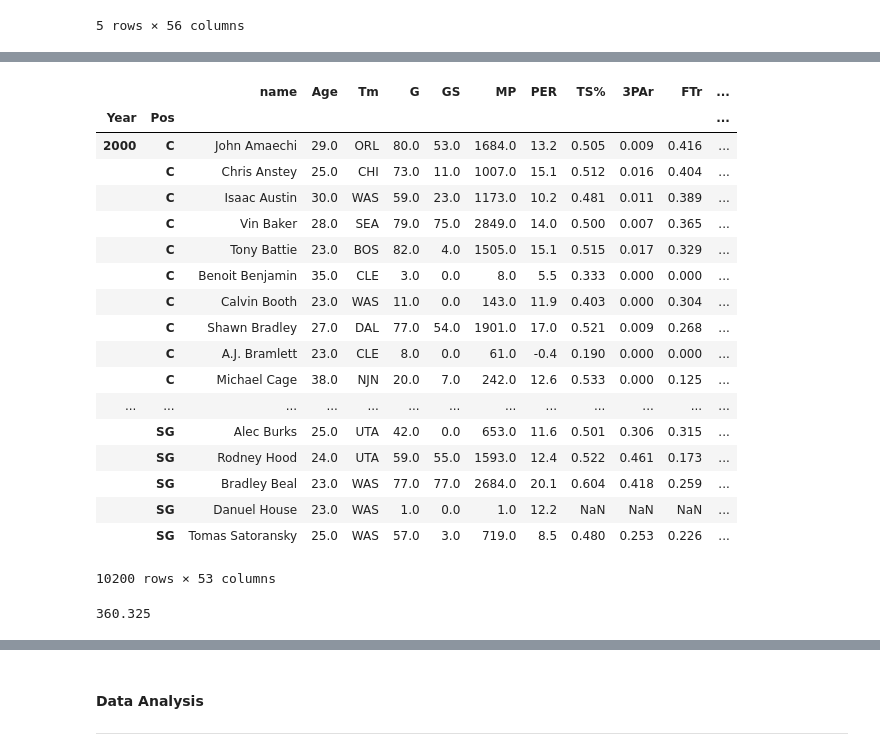
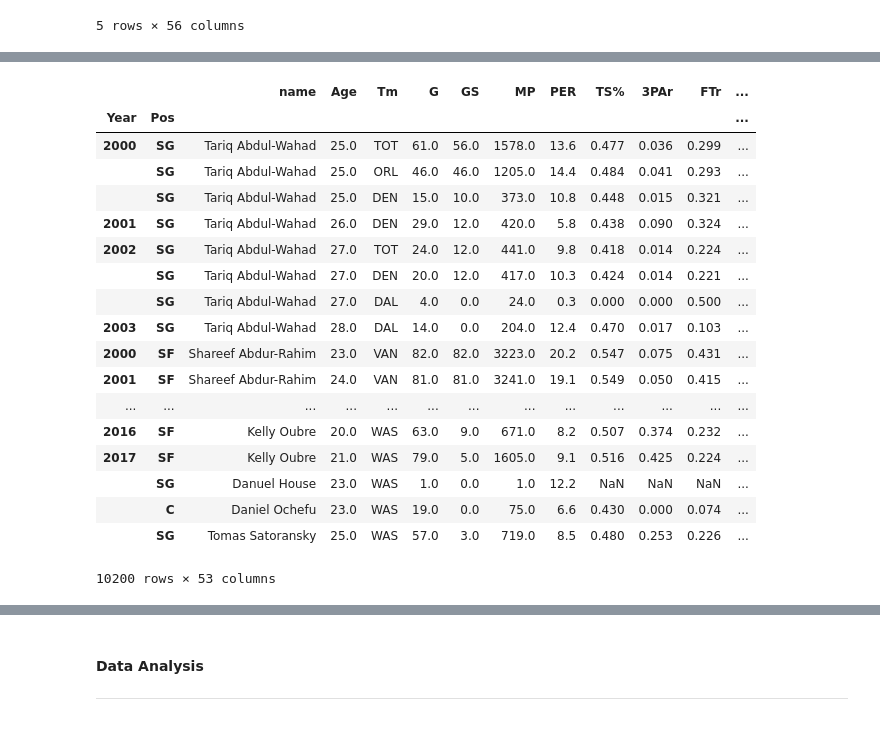
Before and after one commit to logan7734/Project1_repo, a Jupyter notebook: Project Code(Ovais).ipynb, the cells around one changed output, grey strips where cells are left out. Saved outputs shown, nothing was run; the diff lists cells and outputs as text; code cells hidden in the pictures.

```diff
--- a/Project Code(Ovais).ipynb
+++ b/Project Code(Ovais).ipynb
@@ -93,33 +101,25 @@ complete_df.head()
-# %%
-#Set Multi-Index: 'Year' and 'Pos'
-complete_df.set_index(['Year', 'Pos'],inplace=True)
-# %%
-#sort the index
-complete_df.sort_index(inplace=True)
-complete_df
-# %% [output]
-|  |  | name | Age | Tm | G | GS | MP | PER | TS% | 3PAr | FTr | ... |
-| Year | Pos |  |  |  |  |  |  |  |  |  |  | ... |
-| 2000 | C | John Amaechi | 29.0 | ORL | 80.0 | 53.0 | 1684.0 | 13.2 | 0.505 | 0.009 | 0.416 | ... |
-|  | C | Chris Anstey | 25.0 | CHI | 73.0 | 11.0 | 1007.0 | 15.1 | 0.512 | 0.016 | 0.404 | ... |
-|  | C | Isaac Austin | 30.0 | WAS | 59.0 | 23.0 | 1173.0 | 10.2 | 0.481 | 0.011 | 0.389 | ... |
-|  | C | Vin Baker | 28.0 | SEA | 79.0 | 75.0 | 2849.0 | 14.0 | 0.500 | 0.007 | 0.365 | ... |
-|  | C | Tony Battie | 23.0 | BOS | 82.0 | 4.0 | 1505.0 | 15.1 | 0.515 | 0.017 | 0.329 | ... |
-|  | C | Benoit Benjamin | 35.0 | CLE | 3.0 | 0.0 | 8.0 | 5.5 | 0.333 | 0.000 | 0.000 | ... |
-|  | C | Calvin Booth | 23.0 | WAS | 11.0 | 0.0 | 143.0 | 11.9 | 0.403 | 0.000 | 0.304 | ... |
-|  | C | Shawn Bradley | 27.0 | DAL | 77.0 | 54.0 | 1901.0 | 17.0 | 0.521 | 0.009 | 0.268 | ... |
-|  | C | A.J. Bramlett | 23.0 | CLE | 8.0 | 0.0 | 61.0 | -0.4 | 0.190 | 0.000 | 0.000 | ... |
-|  | C | Michael Cage | 38.0 | NJN | 20.0 | 7.0 | 242.0 | 12.6 | 0.533 | 0.000 | 0.125 | ... |
-| ... | ... | ... | ... | ... | ... | ... | ... | ... | ... | ... | ... | ... |
-|  | SG | Alec Burks | 25.0 | UTA | 42.0 | 0.0 | 653.0 | 11.6 | 0.501 | 0.306 | 0.315 | ... |
-|  | SG | Rodney Hood | 24.0 | UTA | 59.0 | 55.0 | 1593.0 | 12.4 | 0.522 | 0.461 | 0.173 | ... |
-|  | SG | Bradley Beal | 23.0 | WAS | 77.0 | 77.0 | 2684.0 | 20.1 | 0.604 | 0.418 | 0.259 | ... |
-|  | SG | Danuel House | 23.0 | WAS | 1.0 | 0.0 | 1.0 | 12.2 | NaN | NaN | NaN | ... |
-|  | SG | Tomas Satoransky | 25.0 | WAS | 57.0 | 3.0 | 719.0 | 8.5 | 0.480 | 0.253 | 0.226 | ... |
-10200 rows × 53 columns
-# %%
-#Experiment with the modified DataFrame: complete_df, remember to access values via tuple methodology
-complete_df.loc[(2000,"C")].PTS.mean()
-# %% [output]
-360.325
+# %%
+#set multi-index by year and name: year_name_df
+year_pos_df = complete_df.set_index(['Year','Pos'])
+year_pos_df
+# %% [output]
+|  |  | name | Age | Tm | G | GS | MP | PER | TS% | 3PAr | FTr | ... |
+| Year | Pos |  |  |  |  |  |  |  |  |  |  | ... |
+| 2000 | SG | Tariq Abdul-Wahad | 25.0 | TOT | 61.0 | 56.0 | 1578.0 | 13.6 | 0.477 | 0.036 | 0.299 | ... |
+|  | SG | Tariq Abdul-Wahad | 25.0 | ORL | 46.0 | 46.0 | 1205.0 | 14.4 | 0.484 | 0.041 | 0.293 | ... |
+|  | SG | Tariq Abdul-Wahad | 25.0 | DEN | 15.0 | 10.0 | 373.0 | 10.8 | 0.448 | 0.015 | 0.321 | ... |
+| 2001 | SG | Tariq Abdul-Wahad | 26.0 | DEN | 29.0 | 12.0 | 420.0 | 5.8 | 0.438 | 0.090 | 0.324 | ... |
+| 2002 | SG | Tariq Abdul-Wahad | 27.0 | TOT | 24.0 | 12.0 | 441.0 | 9.8 | 0.418 | 0.014 | 0.224 | ... |
+|  | SG | Tariq Abdul-Wahad | 27.0 | DEN | 20.0 | 12.0 | 417.0 | 10.3 | 0.424 | 0.014 | 0.221 | ... |
+|  | SG | Tariq Abdul-Wahad | 27.0 | DAL | 4.0 | 0.0 | 24.0 | 0.3 | 0.000 | 0.000 | 0.500 | ... |
+| 2003 | SG | Tariq Abdul-Wahad | 28.0 | DAL | 14.0 | 0.0 | 204.0 | 12.4 | 0.470 | 0.017 | 0.103 | ... |
+| 2000 | SF | Shareef Abdur-Rahim | 23.0 | VAN | 82.0 | 82.0 | 3223.0 | 20.2 | 0.547 | 0.075 | 0.431 | ... |
+| 2001 | SF | Shareef Abdur-Rahim | 24.0 | VAN | 81.0 | 81.0 | 3241.0 | 19.1 | 0.549 | 0.050 | 0.415 | ... |
+| ... | ... | ... | ... | ... | ... | ... | ... | ... | ... | ... | ... | ... |
+| 2016 | SF | Kelly Oubre | 20.0 | WAS | 63.0 | 9.0 | 671.0 | 8.2 | 0.507 | 0.374 | 0.232 | ... |
+| 2017 | SF | Kelly Oubre | 21.0 | WAS | 79.0 | 5.0 | 1605.0 | 9.1 | 0.516 | 0.425 | 0.224 | ... |
+|  | SG | Danuel House | 23.0 | WAS | 1.0 | 0.0 | 1.0 | 12.2 | NaN | NaN | NaN | ... |
+|  | C | Daniel Ochefu | 23.0 | WAS | 19.0 | 0.0 | 75.0 | 6.6 | 0.430 | 0.000 | 0.074 | ... |
+|  | SG | Tomas Satoransky | 25.0 | WAS | 57.0 | 3.0 | 719.0 | 8.5 | 0.480 | 0.253 | 0.226 | ... |
+10200 rows × 53 columns
 # %%
```
Also changed, not shown: parts of 3 cells of this notebook.
